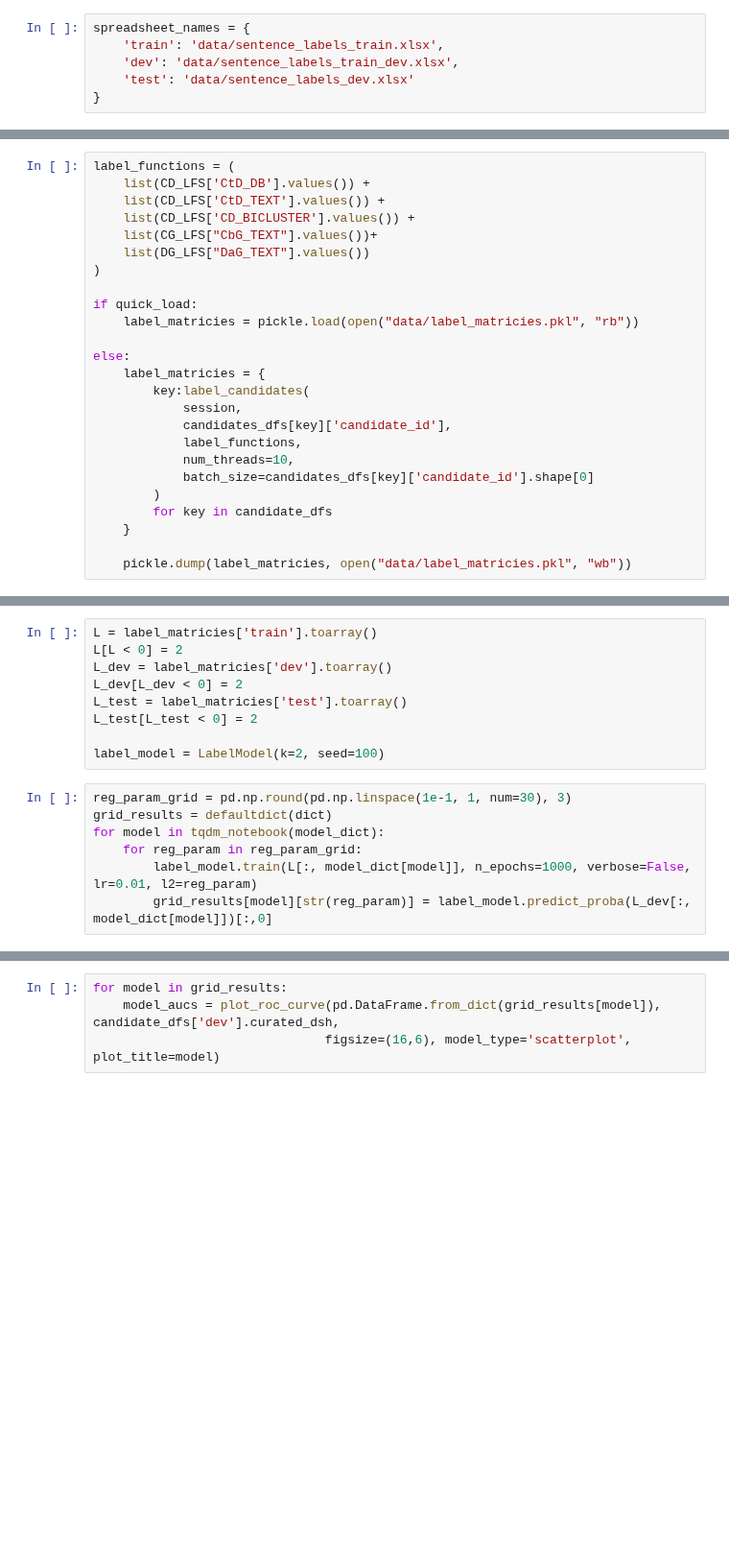
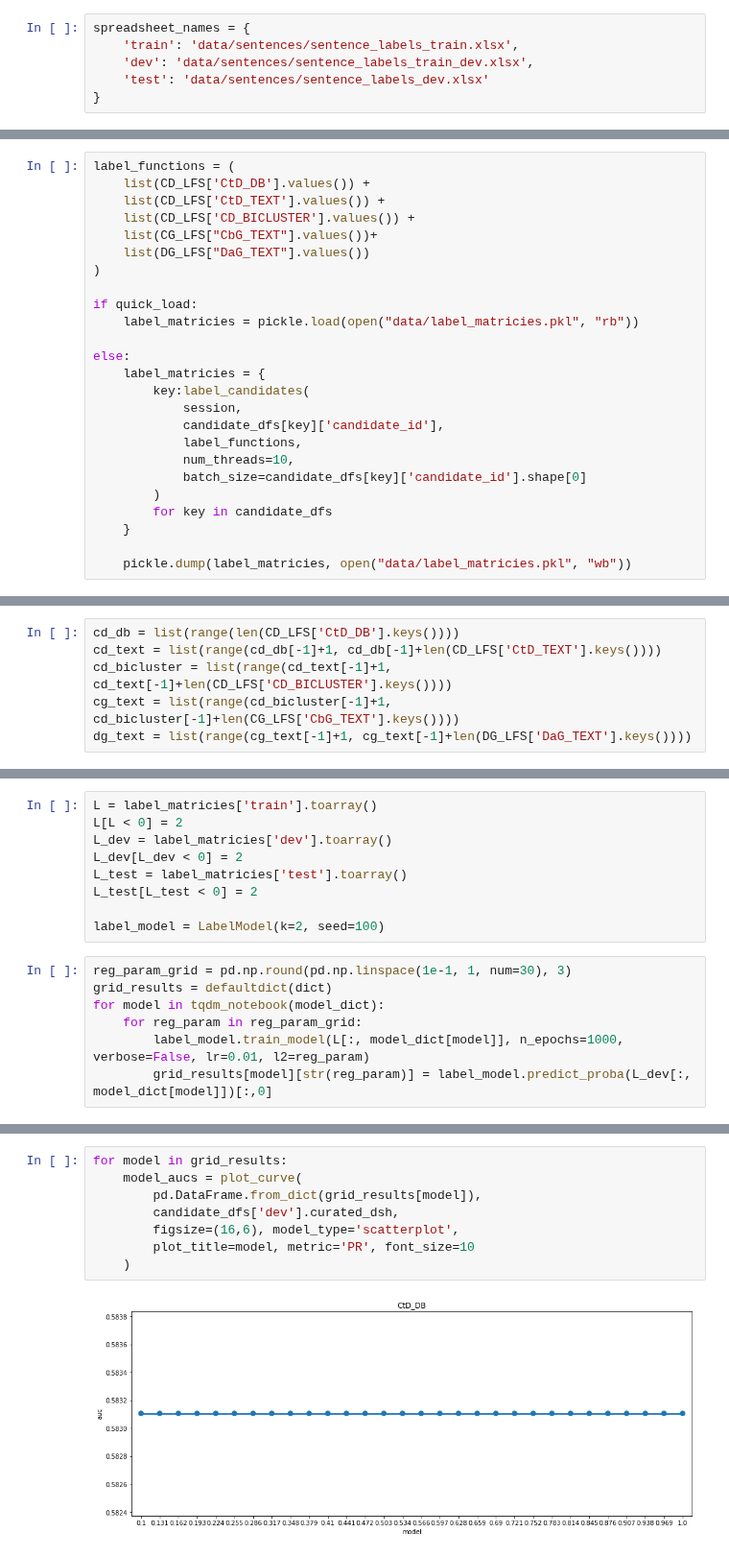
Before and after one commit to greenelab/snorkeling, a Jupyter notebook: compound_disease/compound_treats_disease/transfer_learning_experiment/transfer_learning.ipynb, the cells around one changed output, grey strips where cells are left out. Shown at 96% size. Saved outputs shown, nothing was run; the diff lists cells and outputs as text; blank space fills up the shorter version.

Commit message:
Gathered updated results for transfer learning

```diff
--- a/compound_disease/compound_treats_disease/transfer_learning_experiment/transfer_learning.ipynb
+++ b/compound_disease/compound_treats_disease/transfer_learning_experiment/transfer_learning.ipynb
@@ -54,9 +55,9 @@ quick_load = True
 Before we begin training the generative model, we need to load label matricies for each training/testing set. This process involves extracting annotations from the postgress database shared on this local machine.
 # %%
 spreadsheet_names = {
-    'train': 'data/sentence_labels_train.xlsx',
-    'dev': 'data/sentence_labels_train_dev.xlsx',
-    'test': 'data/sentence_labels_dev.xlsx'
+    'train': 'data/sentences/sentence_labels_train.xlsx',
+    'dev': 'data/sentences/sentence_labels_train_dev.xlsx',
+    'test': 'data/sentences/sentence_labels_dev.xlsx'
 }
 # %%
 candidate_dfs = {
@@ -82,10 +87,10 @@ else:
     label_matricies = {
         key:label_candidates(
             session,
-            candidates_dfs[key]['candidate_id'],
+            candidate_dfs[key]['candidate_id'],
             label_functions,
             num_threads=10,
-            batch_size=candidates_dfs[key]['candidate_id'].shape[0]
+            batch_size=candidate_dfs[key]['candidate_id'].shape[0]
         )
         for key in candidate_dfs
     }
@@ -115,3 +135,9 @@ dg_text = get_columns(session, label_matricies['train'], DG_LFS, "DaG_TEXT")
+# %%
+cd_db = list(range(len(CD_LFS['CtD_DB'].keys())))
+cd_text = list(range(cd_db[-1]+1, cd_db[-1]+len(CD_LFS['CtD_TEXT'].keys())))
+cd_bicluster = list(range(cd_text[-1]+1, cd_text[-1]+len(CD_LFS['CD_BICLUSTER'].keys())))
+cg_text = list(range(cd_bicluster[-1]+1, cd_bicluster[-1]+len(CG_LFS['CbG_TEXT'].keys())))
+dg_text = list(range(cg_text[-1]+1, cg_text[-1]+len(DG_LFS['DaG_TEXT'].keys())))
 # %%
 # Dictionary specifying the different models
 # for this analysis
@@ -139,5 +165,5 @@ reg_param_grid = pd.np.round(pd.np.linspace(1e-1, 1, num=30), 3)
 grid_results = defaultdict(dict)
 for model in tqdm_notebook(model_dict):
     for reg_param in reg_param_grid:
-        label_model.train(L[:, model_dict[model]], n_epochs=1000, verbose=False, lr=0.01, l2=reg_param)
+        label_model.train_model(L[:, model_dict[model]], n_epochs=1000, verbose=False, lr=0.01, l2=reg_param)
         grid_results[model][str(reg_param)] = label_model.predict_proba(L_dev[:, model_dict[model]])[:,0]
@@ -144,4 +174,10 @@ for model in tqdm_notebook(model_dict):
 # %%
 for model in grid_results:
-    model_aucs = plot_roc_curve(pd.DataFrame.from_dict(grid_results[model]), candidate_dfs['dev'].curated_dsh,
-                               figsize=(16,6), model_type='scatterplot', plot_title=model)
+    model_aucs = plot_curve(
+        pd.DataFrame.from_dict(grid_results[model]),
+        candidate_dfs['dev'].curated_dsh,
+        figsize=(16,6), model_type='scatterplot',
+        plot_title=model, metric='PR', font_size=10
+    )
+# %% [output]
+[figure, added]
```
Also changed, not shown: parts of 18 cells of this notebook, 2 other files.
